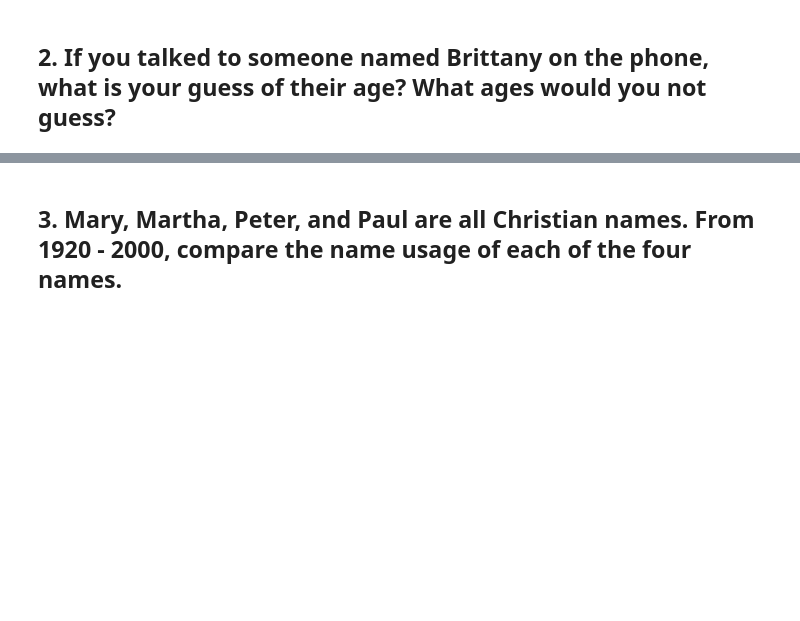
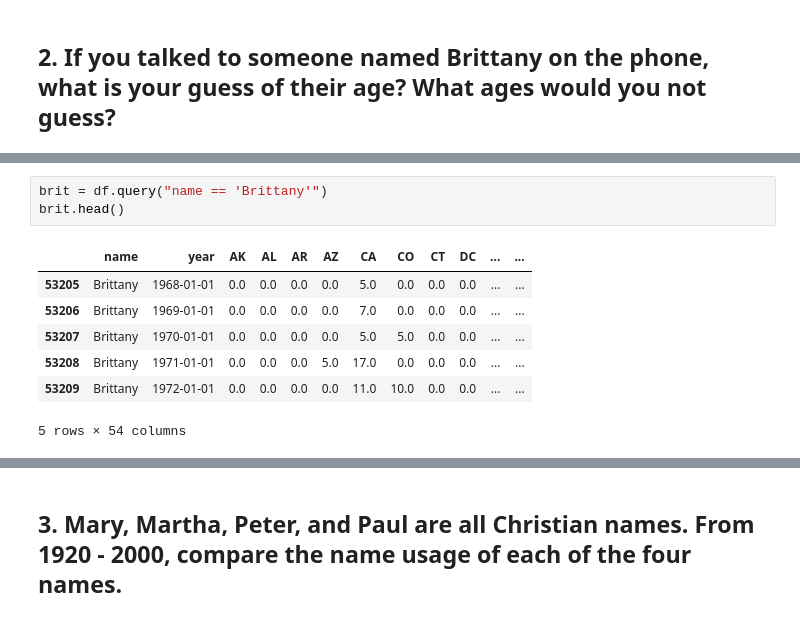
Before and after one commit to isabelaranguren/cse250, a Jupyter notebook: week02-03/project/project01.ipynb, the cells around one changed output, grey strips where cells are left out. Saved outputs shown, nothing was run; the diff lists cells and outputs as text; blank space fills up the shorter version.

```diff
--- a/week02-03/project/project01.ipynb
+++ b/week02-03/project/project01.ipynb
@@ -85,0 +86,11 @@ The name Isabel has been used a total of 3486 times in the year 2001
+# %%
+brit = df.query("name == 'Brittany'")
+brit.head()
+# %% [output]
+|  | name | year | AK | AL | AR | AZ | CA | CO | CT | DC | ... | ... |
+| 53205 | Brittany | 1968-01-01 | 0.0 | 0.0 | 0.0 | 0.0 | 5.0 | 0.0 | 0.0 | 0.0 | ... | ... |
+| 53206 | Brittany | 1969-01-01 | 0.0 | 0.0 | 0.0 | 0.0 | 7.0 | 0.0 | 0.0 | 0.0 | ... | ... |
+| 53207 | Brittany | 1970-01-01 | 0.0 | 0.0 | 0.0 | 0.0 | 5.0 | 5.0 | 0.0 | 0.0 | ... | ... |
+| 53208 | Brittany | 1971-01-01 | 0.0 | 0.0 | 0.0 | 5.0 | 17.0 | 0.0 | 0.0 | 0.0 | ... | ... |
+| 53209 | Brittany | 1972-01-01 | 0.0 | 0.0 | 0.0 | 0.0 | 11.0 | 10.0 | 0.0 | 0.0 | ... | ... |
+5 rows × 54 columns
```
Also changed, not shown: parts of 13 cells of this notebook, 19 other files.
